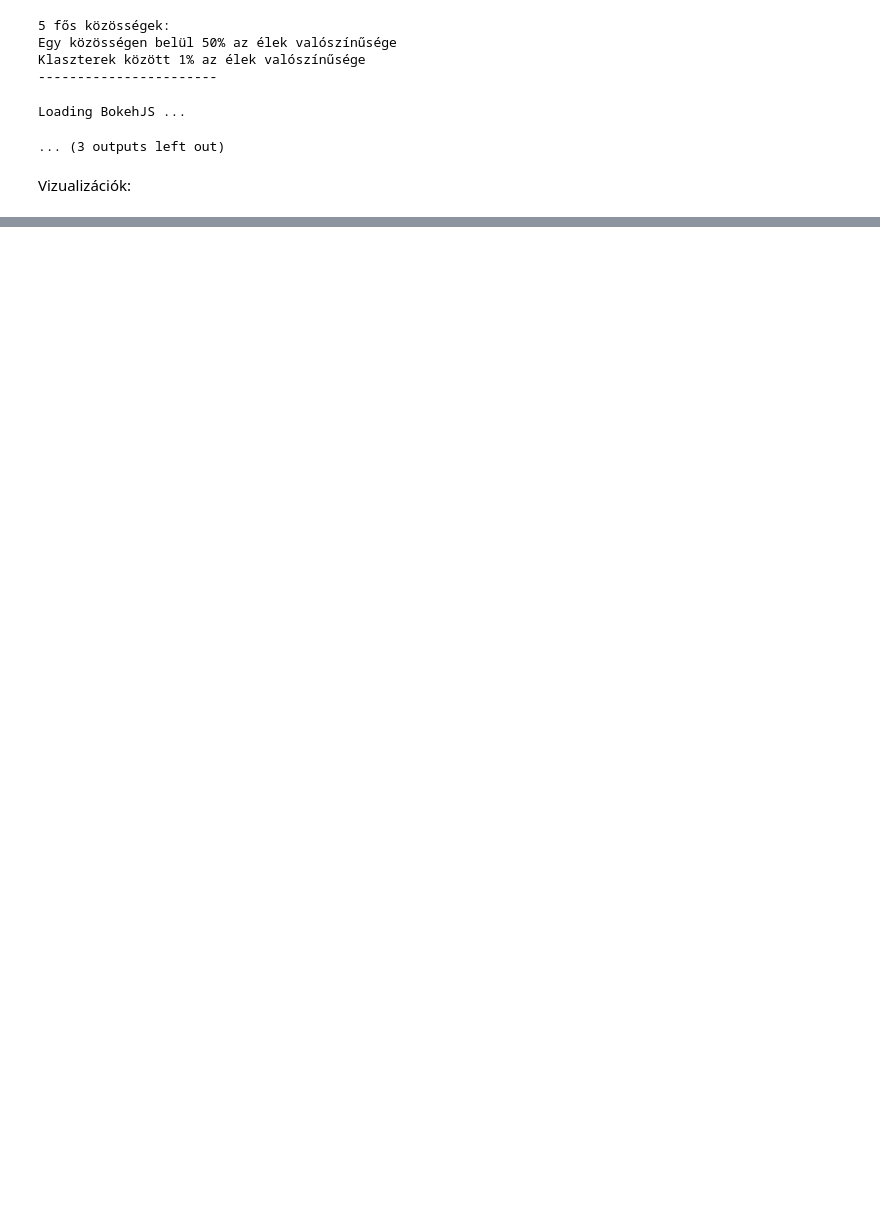
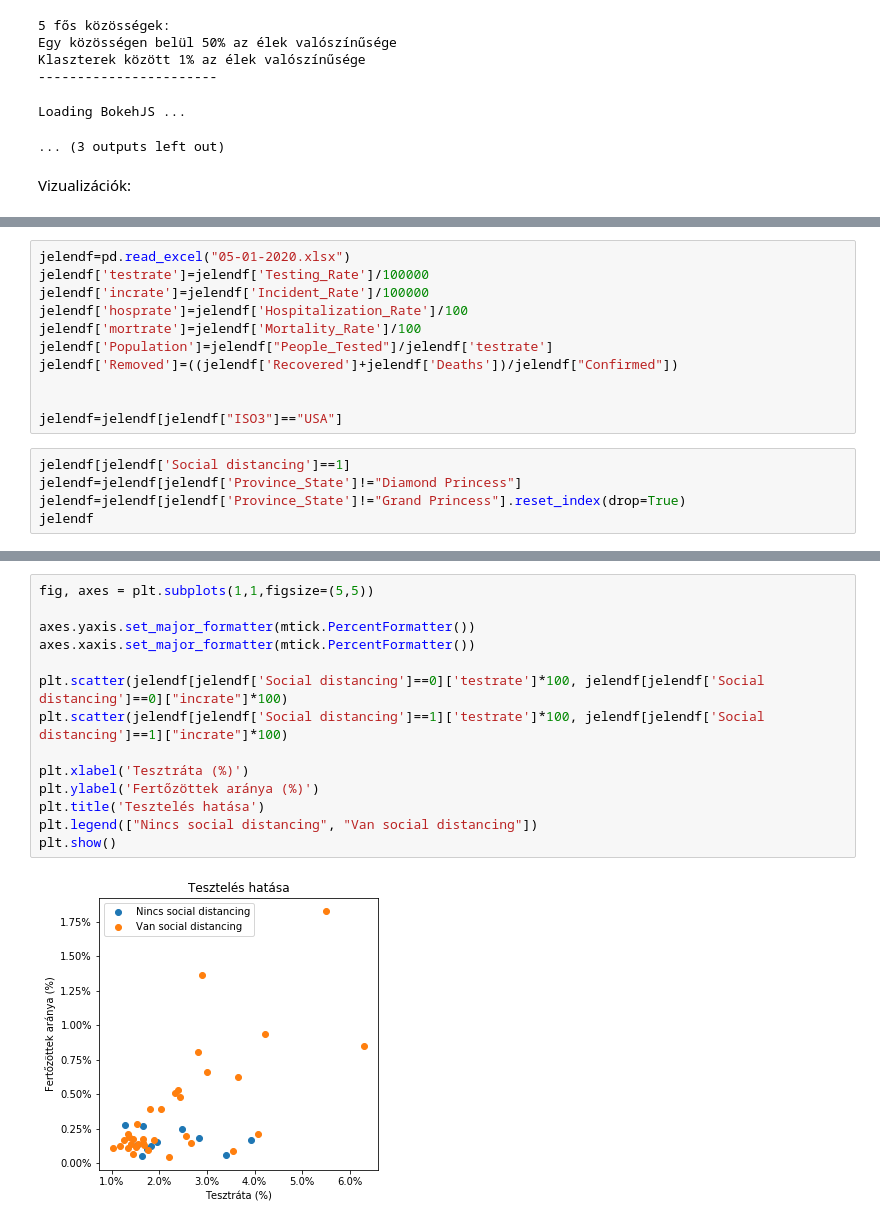
Before and after one commit to peteranagy/COVID_US, a Jupyter notebook: Házi_network.ipynb, the cells around one changed output, grey strips where cells are left out. Saved outputs shown, nothing was run; the diff lists cells and outputs as text; blank space fills up the shorter version.

```diff
--- a/Házi_network.ipynb
+++ b/Házi_network.ipynb
@@ -159,0 +141,16 @@ jelendf['Population']
+# %%
+jelendf=pd.read_excel("05-01-2020.xlsx")
+jelendf['testrate']=jelendf['Testing_Rate']/100000
+jelendf['incrate']=jelendf['Incident_Rate']/100000
+jelendf['hosprate']=jelendf['Hospitalization_Rate']/100
+jelendf['mortrate']=jelendf['Mortality_Rate']/100
+jelendf['Population']=jelendf["People_Tested"]/jelendf['testrate']
+jelendf['Removed']=((jelendf['Recovered']+jelendf['Deaths'])/jelendf["Confirmed"])
+
+
+jelendf=jelendf[jelendf["ISO3"]=="USA"]
+# %%
+jelendf[jelendf['Social distancing']==1]
+jelendf=jelendf[jelendf['Province_State']!="Diamond Princess"]
+jelendf=jelendf[jelendf['Province_State']!="Grand Princess"].reset_index(drop=True)
+jelendf
@@ -159,0 +176,16 @@ jelendf['Population']
+# %%
+fig, axes = plt.subplots(1,1,figsize=(5,5))
+
+axes.yaxis.set_major_formatter(mtick.PercentFormatter())
+axes.xaxis.set_major_formatter(mtick.PercentFormatter())
+
+plt.scatter(jelendf[jelendf['Social distancing']==0]['testrate']*100, jelendf[jelendf['Social distancing']==0]["incrate"]*100)
+plt.scatter(jelendf[jelendf['Social distancing']==1]['testrate']*100, jelendf[jelendf['Social distancing']==1]["incrate"]*100)
+
+plt.xlabel('Tesztráta (%)')
+plt.ylabel('Fertőzöttek aránya (%)')
+plt.title('Tesztelés hatása')
+plt.legend(["Nincs social distancing", "Van social distancing"])
+plt.show()
+# %% [output]
+[figure, added]
```
Also changed, not shown: parts of 17 cells of this notebook, 3 other files.
